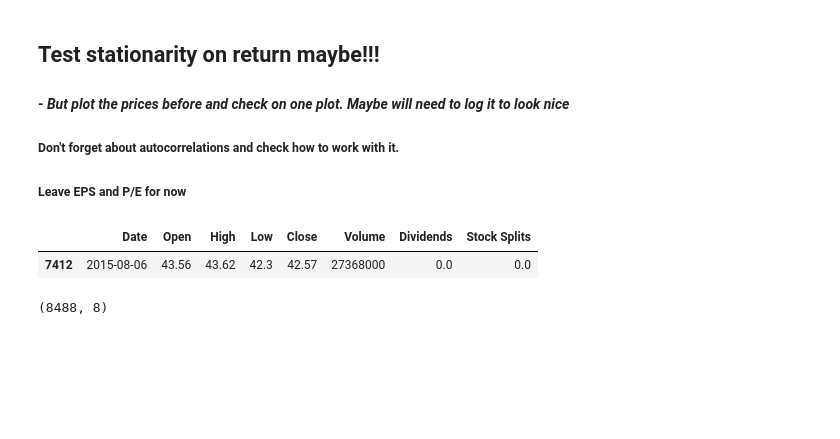
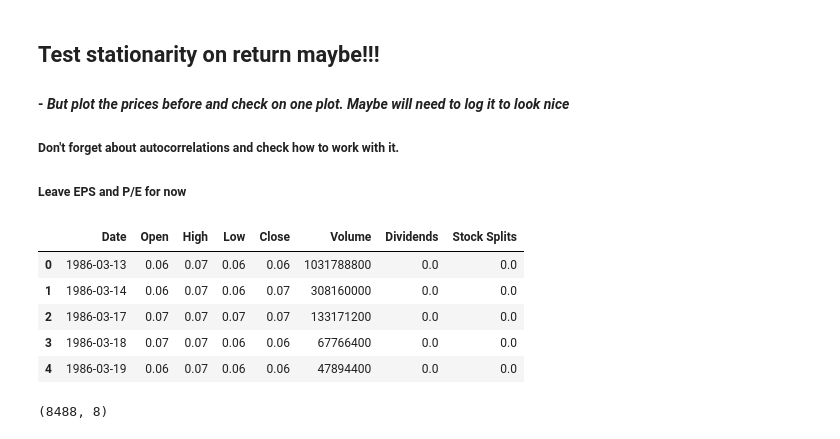
Before and after one commit to YanaSSS/Predicting-Daily-Stock-Returns-with-Machine-Learning-models, a Jupyter notebook: Machine Learning for Predicting Stock Daily Returns.ipynb, the cells around one changed output. Drawn from its saved outputs; the diff is of its cells as text; code cells hidden in the pictures; blank space fills up the shorter version.

```diff
--- a/Machine Learning for Predicting Stock Daily Returns.ipynb
+++ b/Machine Learning for Predicting Stock Daily Returns.ipynb
@@ -141,11 +202,15 @@ Below take a look at the data
 ##### Don't forget about autocorrelations and check how to work with it.
 ##### Leave EPS and P/E for now
 # %%
-msft_data.sample()
+msft_data.head()
 #explain columns, terminology, time series definition, stocks for sure
 # %% [output]
 |  | Date | Open | High | Low | Close | Volume | Dividends | Stock Splits |
-| 7412 | 2015-08-06 | 43.56 | 43.62 | 42.3 | 42.57 | 27368000 | 0.0 | 0.0 |
+| 0 | 1986-03-13 | 0.06 | 0.07 | 0.06 | 0.06 | 1031788800 | 0.0 | 0.0 |
+| 1 | 1986-03-14 | 0.06 | 0.07 | 0.06 | 0.07 | 308160000 | 0.0 | 0.0 |
+| 2 | 1986-03-17 | 0.07 | 0.07 | 0.07 | 0.07 | 133171200 | 0.0 | 0.0 |
+| 3 | 1986-03-18 | 0.07 | 0.07 | 0.06 | 0.06 | 67766400 | 0.0 | 0.0 |
+| 4 | 1986-03-19 | 0.06 | 0.07 | 0.06 | 0.06 | 47894400 | 0.0 | 0.0 |
 # %%
 msft_data.shape
 # %% [output]
```
Also changed, not shown: parts of 75 cells of this notebook.
